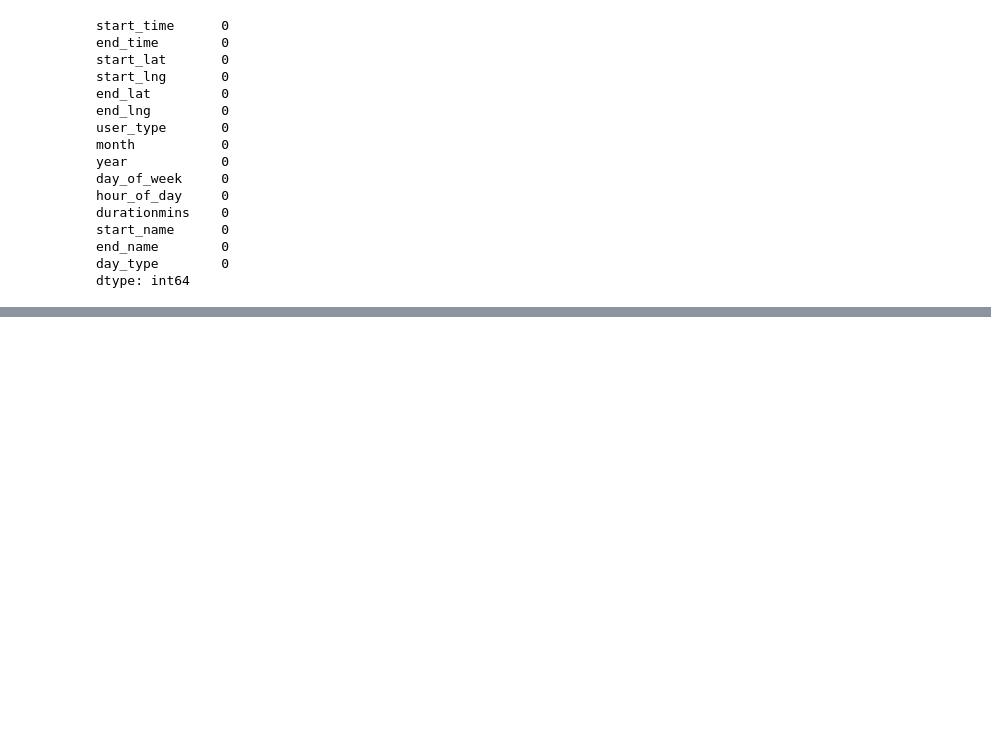
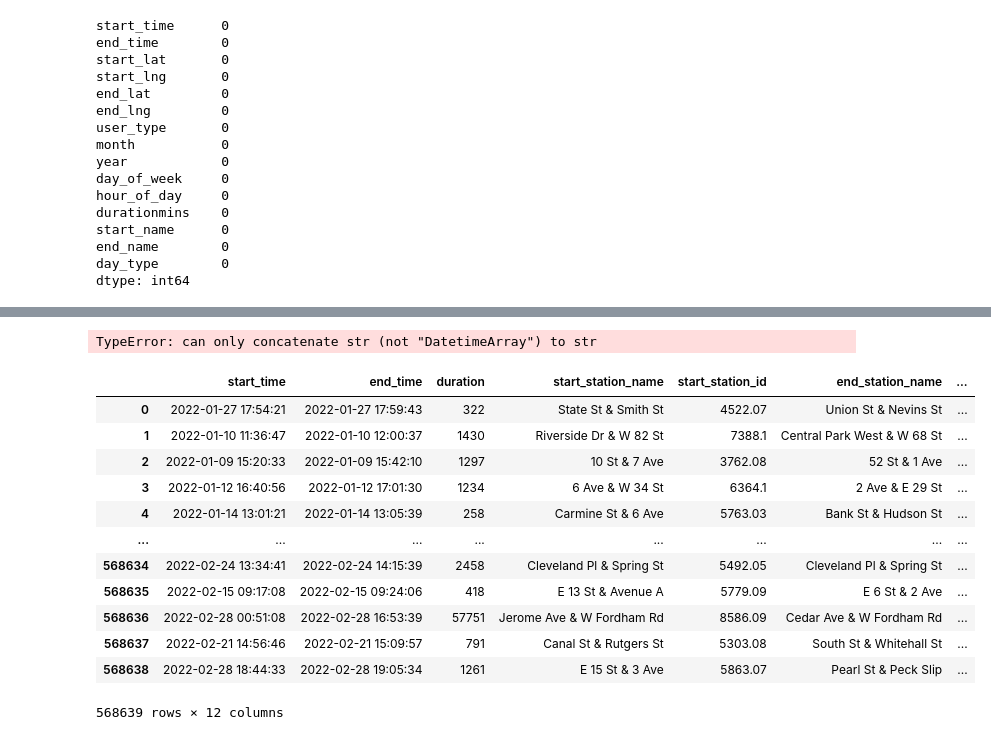
Before and after one commit to spmcmahon/CitiBike, a Jupyter notebook: Francesco/Time_Lord.ipynb, the cells around one changed output, grey strips where cells are left out. Cells and saved outputs as stored; diff of their text form; code cells hidden in the pictures; blank space fills up the shorter version.

Commit message:
Finished to work with Time Series

```diff
--- a/Francesco/Time_Lord.ipynb
+++ b/Francesco/Time_Lord.ipynb
@@ -37,4 +41,9 @@ end_name        0
 day_type        0
 dtype: int64
 # %%
-df
+df1 = pd.read_csv("C:\\Users\\Francesco\\Desktop\\NYCDSA\\Capstone file\\CitiBikeDataNYCzipped\\202201-citibike-tripdata.csv")
+df2 = pd.read_csv("C:\\Users\\Francesco\\Desktop\\NYCDSA\\Capstone file\\CitiBikeDataNYCzipped\\202202-citibike-tripdata.csv")
+# %%
+df2 = clean_df(df2)
+# %%
+df1 = clean_df(df1)
@@ -40,0 +93,39 @@ df
+# %%
+featherize(df1)
+# %% [output]
+TypeError: can only concatenate str (not "DatetimeArray") to str
+# %%
+def make_test_df(df1, df2):
+
+    #take 25% sample from each month
+    jan = df1.sample(frac=0.25,
+                       random_state=42,
+                       axis = 0,
+                       ignore_index= True)
+
+    feb = df2.sample(frac=0.25,
+                       random_state=42,
+                       axis = 0,
+                       ignore_index= True)
+
+    #concat together
+
+    test_df = pd.concat([jan, feb], axis = 0, ignore_index=True)
+
+    return test_df
+# %%
+make_test_df(df1, df2)
+# %% [output]
+|  | start_time | end_time | duration | start_station_name | start_station_id | end_station_name | ... |
+| 0 | 2022-01-27 17:54:21 | 2022-01-27 17:59:43 | 322 | State St & Smith St | 4522.07 | Union St & Nevins St | ... |
+| 1 | 2022-01-10 11:36:47 | 2022-01-10 12:00:37 | 1430 | Riverside Dr & W 82 St | 7388.1 | Central Park West & W 68 St | ... |
+| 2 | 2022-01-09 15:20:33 | 2022-01-09 15:42:10 | 1297 | 10 St & 7 Ave | 3762.08 | 52 St & 1 Ave | ... |
+| 3 | 2022-01-12 16:40:56 | 2022-01-12 17:01:30 | 1234 | 6 Ave & W 34 St | 6364.1 | 2 Ave & E 29 St | ... |
+| 4 | 2022-01-14 13:01:21 | 2022-01-14 13:05:39 | 258 | Carmine St & 6 Ave | 5763.03 | Bank St & Hudson St | ... |
+| ... | ... | ... | ... | ... | ... | ... | ... |
+| 568634 | 2022-02-24 13:34:41 | 2022-02-24 14:15:39 | 2458 | Cleveland Pl & Spring St | 5492.05 | Cleveland Pl & Spring St | ... |
+| 568635 | 2022-02-15 09:17:08 | 2022-02-15 09:24:06 | 418 | E 13 St & Avenue A | 5779.09 | E 6 St & 2 Ave | ... |
+| 568636 | 2022-02-28 00:51:08 | 2022-02-28 16:53:39 | 57751 | Jerome Ave & W Fordham Rd | 8586.09 | Cedar Ave & W Fordham Rd | ... |
+| 568637 | 2022-02-21 14:56:46 | 2022-02-21 15:09:57 | 791 | Canal St & Rutgers St | 5303.08 | South St & Whitehall St | ... |
+| 568638 | 2022-02-28 18:44:33 | 2022-02-28 19:05:34 | 1261 | E 15 St & 3 Ave | 5863.07 | Pearl St & Peck Slip | ... |
+568639 rows × 12 columns
```
Also changed, not shown: parts of 14 cells of this notebook, 12 other files.
